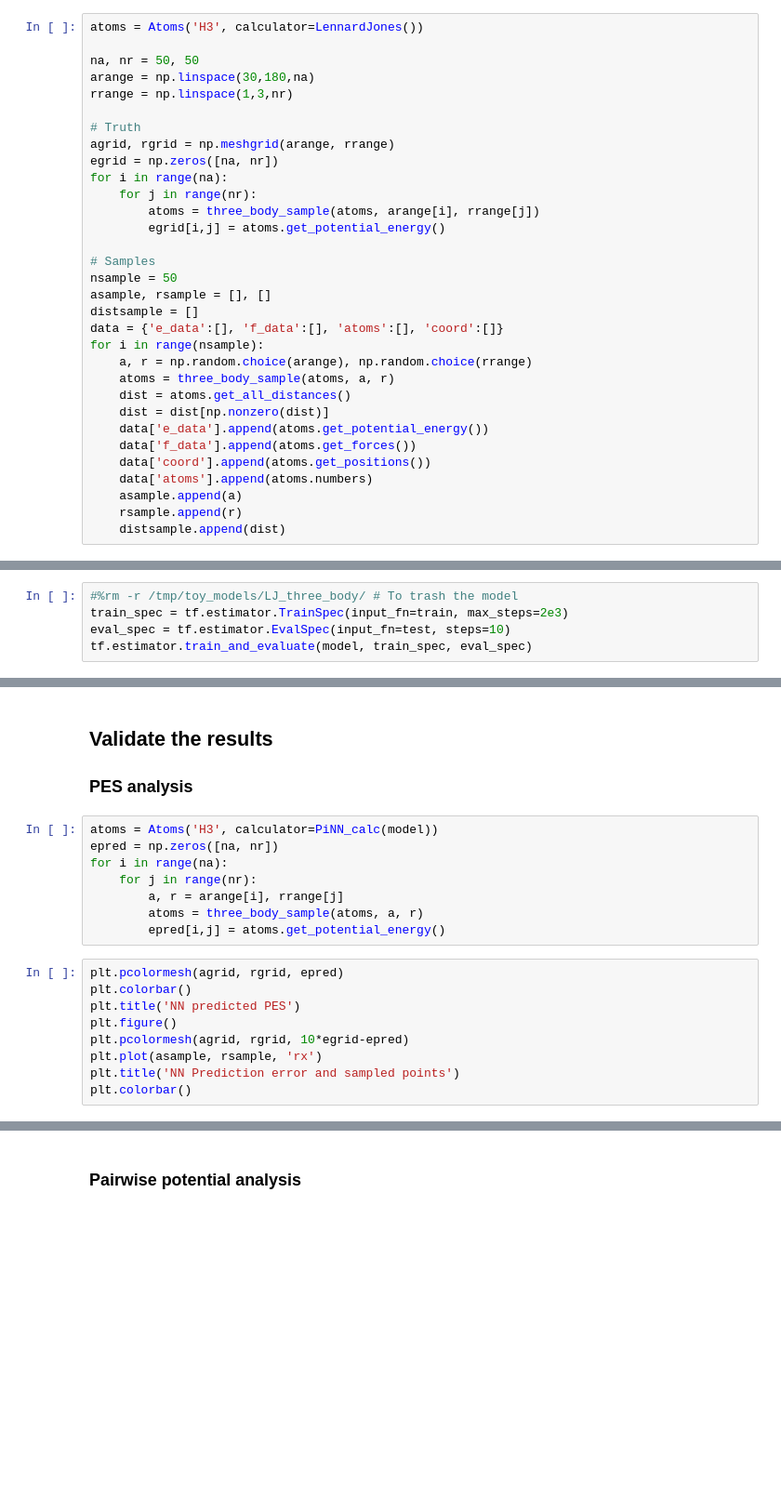
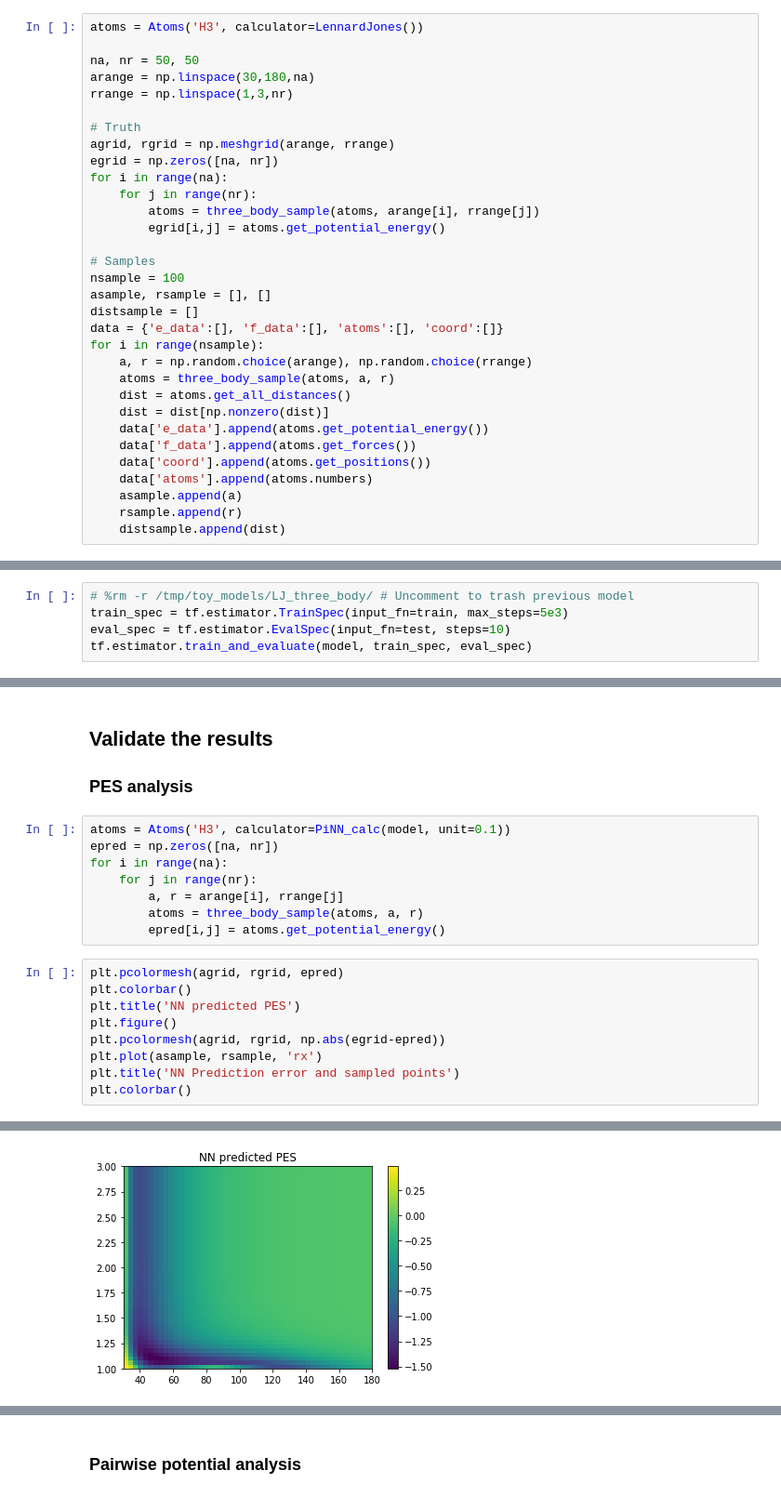
Before and after one commit to Teoroo-CMC/PiNN, a Jupyter notebook: doc/notebooks/Toy_LJ_with_three_atoms.ipynb, the cells around one changed output, grey strips where cells are left out. Shown: that part at 93% size. Saved outputs shown, nothing was run; the diff lists cells and outputs as text; blank space fills up the shorter version.

```diff
--- a/doc/notebooks/Toy_LJ_with_three_atoms.ipynb
+++ b/doc/notebooks/Toy_LJ_with_three_atoms.ipynb
@@ -40,7 +45,7 @@ for i in range(na):
         egrid[i,j] = atoms.get_potential_energy()
 
 # Samples
-nsample = 50
+nsample = 100
 asample, rsample = [], []
 distsample = []
 data = {'e_data':[], 'f_data':[], 'atoms':[], 'coord':[]}
@@ -99,7 +106,7 @@ params={
         'regularization': 'clip'}}
 model = potential_model(params)
 # %%
-#%rm -r /tmp/toy_models/LJ_three_body/ # To trash the model
-train_spec = tf.estimator.TrainSpec(input_fn=train, max_steps=2e3)
+# %rm -r /tmp/toy_models/LJ_three_body/ # Uncomment to trash previous model
+train_spec = tf.estimator.TrainSpec(input_fn=train, max_steps=5e3)
 eval_spec = tf.estimator.EvalSpec(input_fn=test, steps=10)
 tf.estimator.train_and_evaluate(model, train_spec, eval_spec)
@@ -107,7 +122,7 @@ tf.estimator.train_and_evaluate(model, train_spec, eval_spec)
 ## Validate the results
 ### PES analysis
 # %%
-atoms = Atoms('H3', calculator=PiNN_calc(model))
+atoms = Atoms('H3', calculator=PiNN_calc(model, unit=0.1))
 epred = np.zeros([na, nr])
 for i in range(na):
     for j in range(nr):
@@ -119,7 +134,8 @@ plt.pcolormesh(agrid, rgrid, epred)
 plt.colorbar()
 plt.title('NN predicted PES')
 plt.figure()
-plt.pcolormesh(agrid, rgrid, 10*egrid-epred)
+plt.pcolormesh(agrid, rgrid, np.abs(egrid-epred))
 plt.plot(asample, rsample, 'rx')
 plt.title('NN Prediction error and sampled points')
 plt.colorbar()
+# %% [output]
@@ -125,0 +143 @@ plt.colorbar()
+[figure, added]
```
Also changed, not shown: parts of 7 cells of this notebook, 7 other files.
